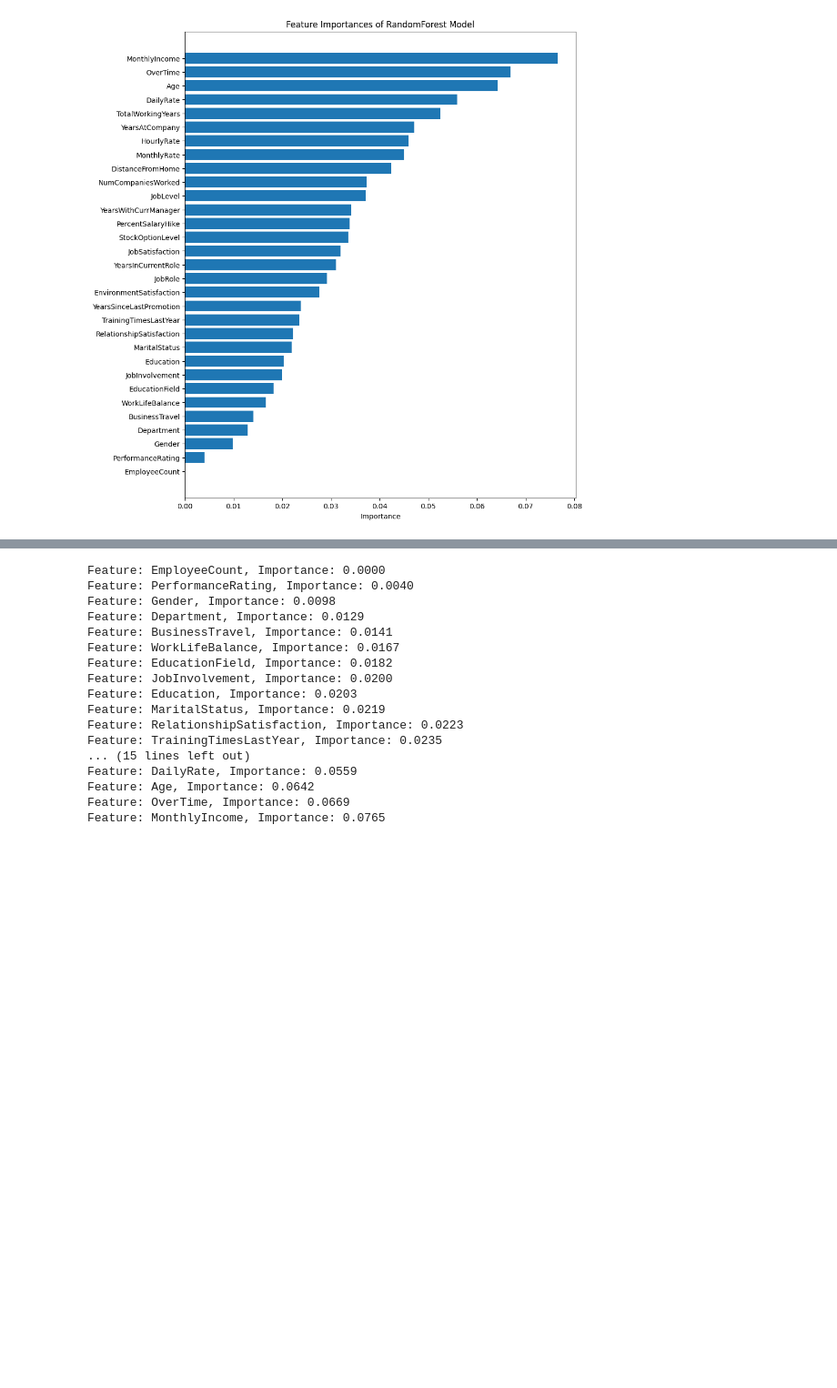
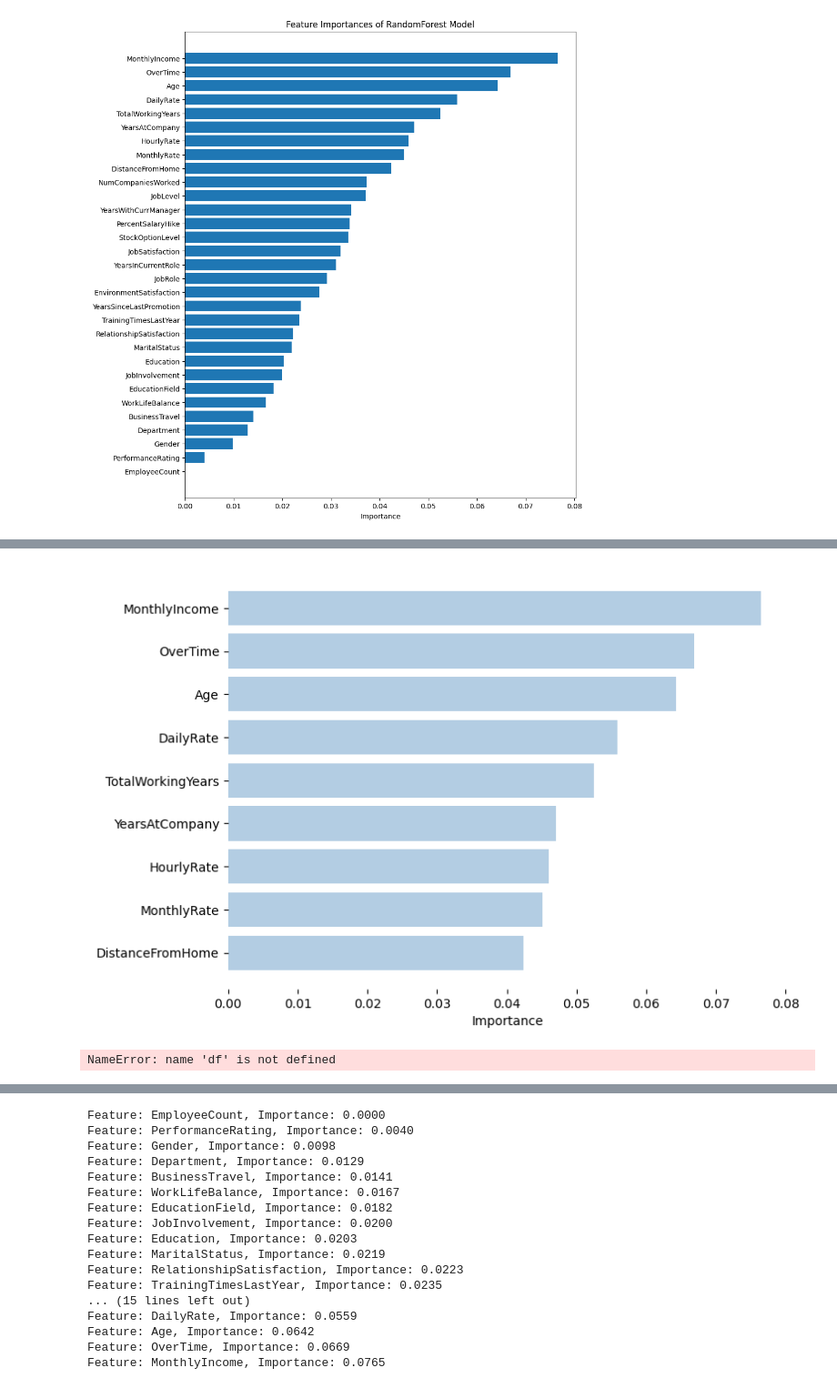
Before and after one commit to jmfsilvaj/HR-Analytics-Employee_Attrition, a Jupyter notebook: model_final.ipynb, the cells around one changed output, grey strips where cells are left out. Shown at 91% size. Drawn from its saved outputs; the diff is of its cells as text; code cells hidden in the pictures; blank space fills up the shorter version.

```diff
--- a/model_final.ipynb
+++ b/model_final.ipynb
@@ -450,3 +477,23 @@ plt.show()
+# %%
+plt.figure(figsize=(8, 6))
+plt.barh(range(len(sorted_idx)), importances[sorted_idx], align='center', color=blue_color)
+plt.yticks(range(len(sorted_idx)), feature_names[sorted_idx])
+plt.xlabel('Importance')
+# Remove the spines
+for spine in plt.gca().spines.values():
+    spine.set_visible(False)
+plt.show()
+
+# Then, for your OverTime and Attrition bar chart:
+sns.countplot(x='OverTime', hue='Attrition', data=df, palette={'Yes': 'red', 'No': blue_color})
+plt.title('OverTime and Attrition')
+# Remove the spines
+for spine in plt.gca().spines.values():
+    spine.set_visible(False)
+plt.show()
+# %% [output]
+[figure, added]
+NameError: name 'df' is not defined
 # %%
 # Extract feature importances from the trained model
 importances = best_rf.feature_importances_
```
Also changed, not shown: parts of 8 cells of this notebook, 2 other files.
